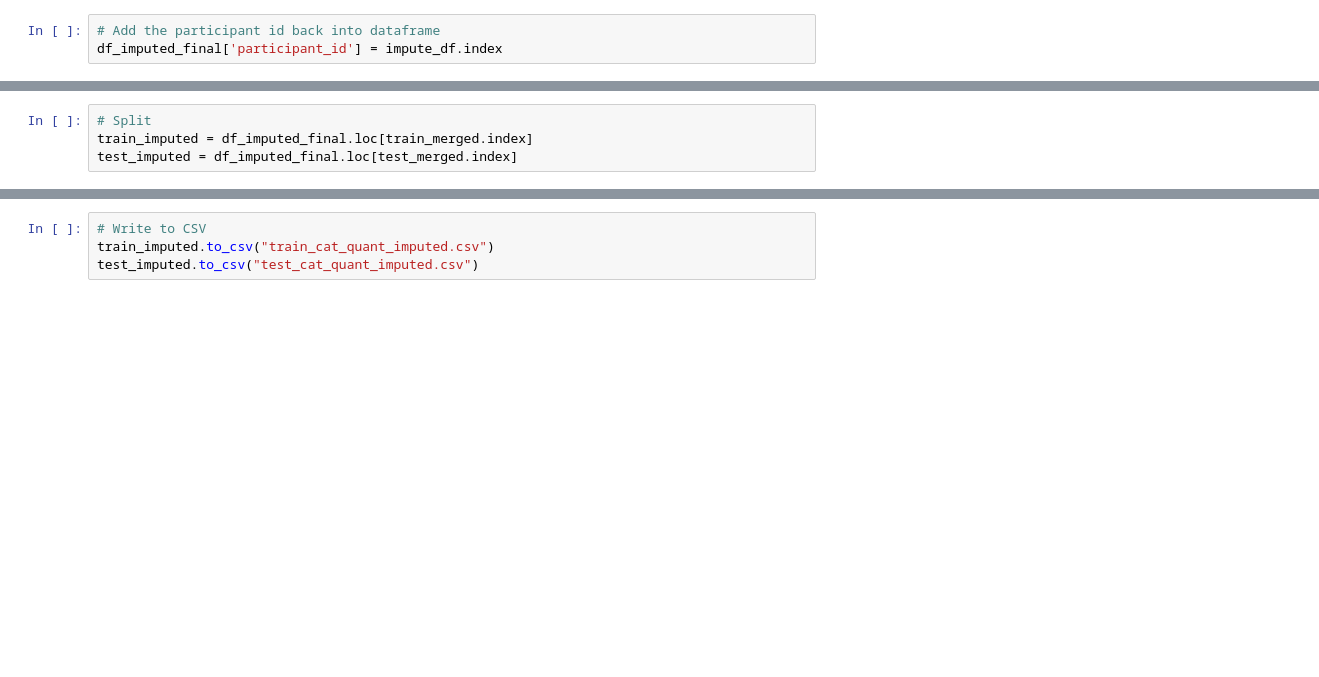
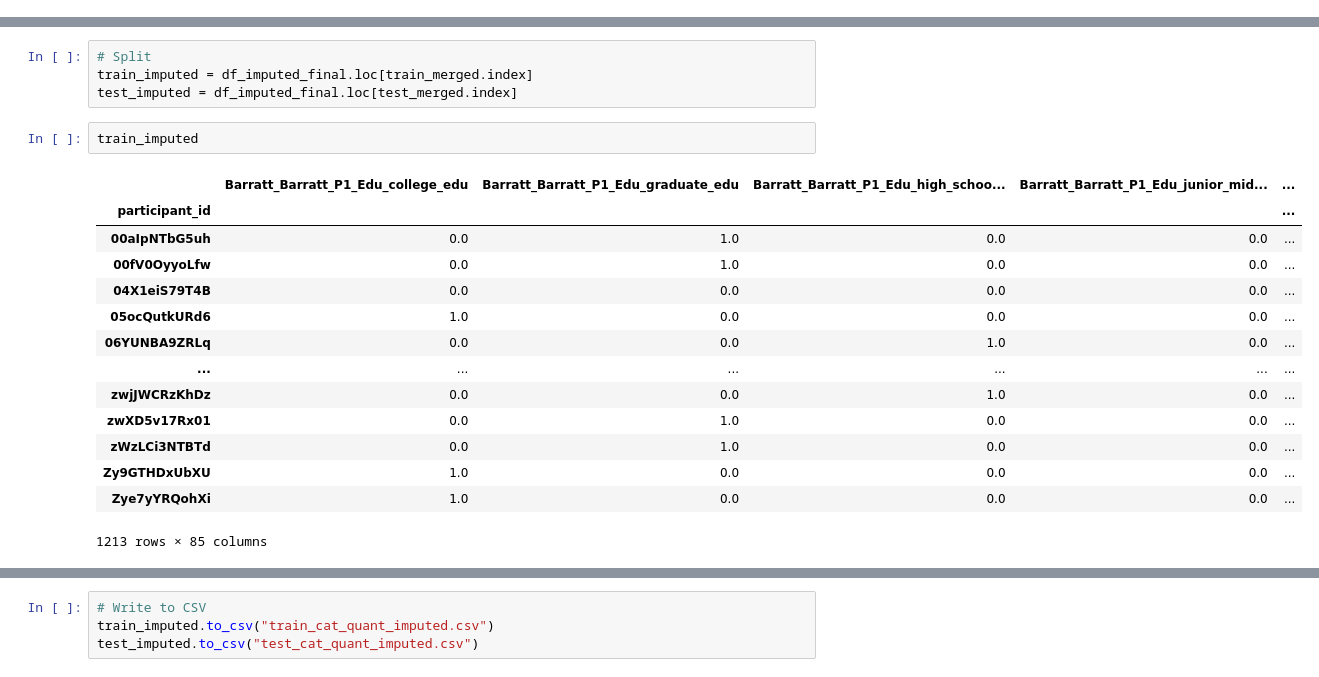
Before and after one commit to Ruqhaiya/WIDS_Datathon2025_Team, a Jupyter notebook: Archive/Preprocessing/merged_imputed_quant_cat.ipynb, the cells around one changed output, grey strips where cells are left out. Saved outputs shown, nothing was run; the diff lists cells and outputs as text; blank space fills up the shorter version.

```diff
--- a/Archive/Preprocessing/merged_imputed_quant_cat.ipynb
+++ b/Archive/Preprocessing/merged_imputed_quant_cat.ipynb
@@ -118,5 +157,2 @@ print(f"MAE: {mae}")
 # %% [markdown]
 ## Split the dataset back to test and train
-# %%
-# Add the participant id back into dataframe
-df_imputed_final['participant_id'] = impute_df.index
@@ -124,3 +171,20 @@ df_imputed_final['participant_id'] = impute_df.index
 # Split
 train_imputed = df_imputed_final.loc[train_merged.index]
 test_imputed = df_imputed_final.loc[test_merged.index]
+# %%
+train_imputed
+# %% [output]
+|  | Barratt_Barratt_P1_Edu_college_edu | Barratt_Barratt_P1_Edu_graduate_edu | Barratt_Barratt_P1_Edu_high_schoo... | Barratt_Barratt_P1_Edu_junior_mid... | ... |
+| participant_id |  |  |  |  | ... |
+| 00aIpNTbG5uh | 0.0 | 1.0 | 0.0 | 0.0 | ... |
+| 00fV0OyyoLfw | 0.0 | 1.0 | 0.0 | 0.0 | ... |
+| 04X1eiS79T4B | 0.0 | 0.0 | 0.0 | 0.0 | ... |
+| 05ocQutkURd6 | 1.0 | 0.0 | 0.0 | 0.0 | ... |
+| 06YUNBA9ZRLq | 0.0 | 0.0 | 1.0 | 0.0 | ... |
+| ... | ... | ... | ... | ... | ... |
+| zwjJWCRzKhDz | 0.0 | 0.0 | 1.0 | 0.0 | ... |
+| zwXD5v17Rx01 | 0.0 | 1.0 | 0.0 | 0.0 | ... |
+| zWzLCi3NTBTd | 0.0 | 1.0 | 0.0 | 0.0 | ... |
+| Zy9GTHDxUbXU | 1.0 | 0.0 | 0.0 | 0.0 | ... |
+| Zye7yYRQohXi | 1.0 | 0.0 | 0.0 | 0.0 | ... |
+1213 rows × 85 columns
```
Also changed, not shown: parts of 13 cells of this notebook, 2 other files.
